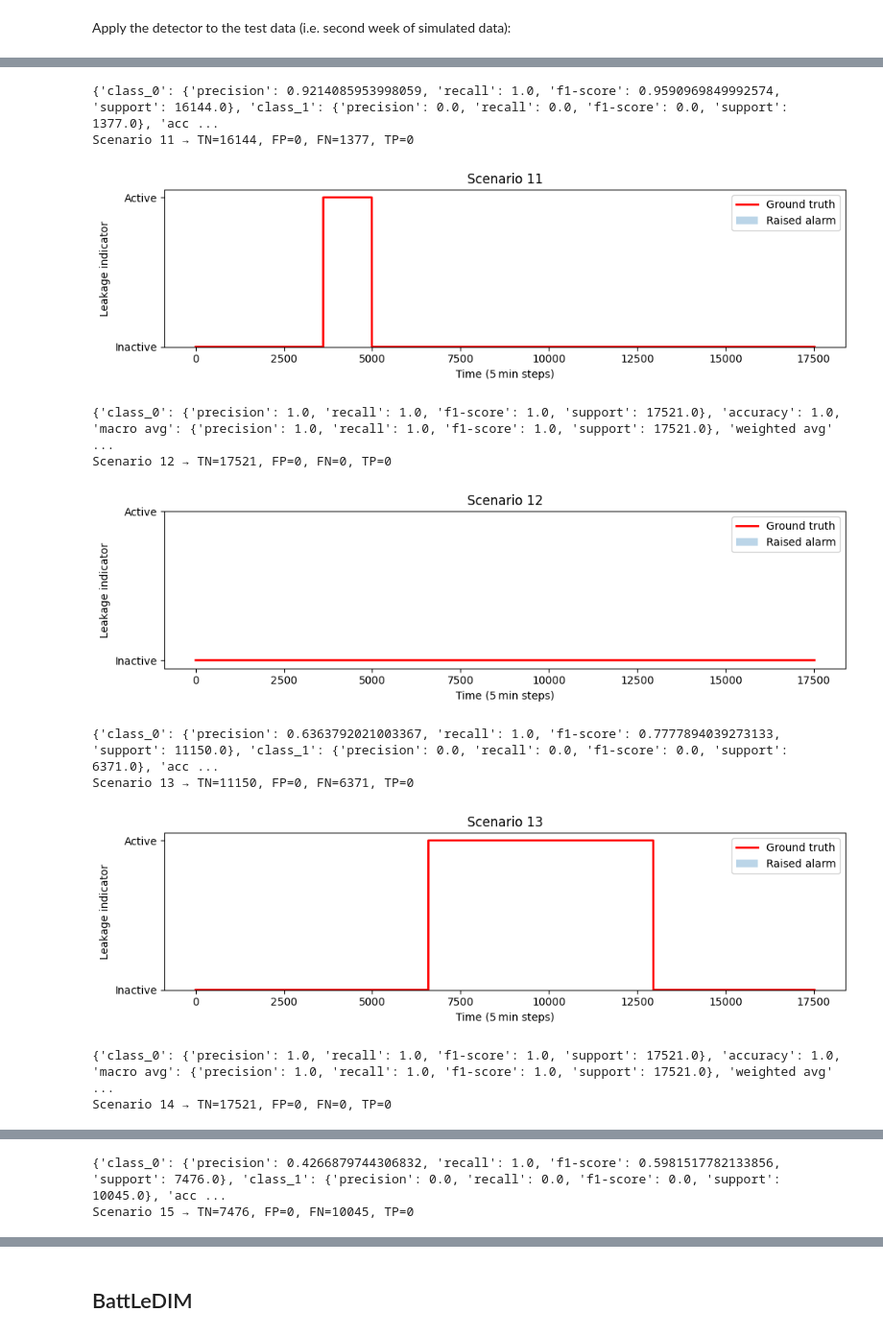
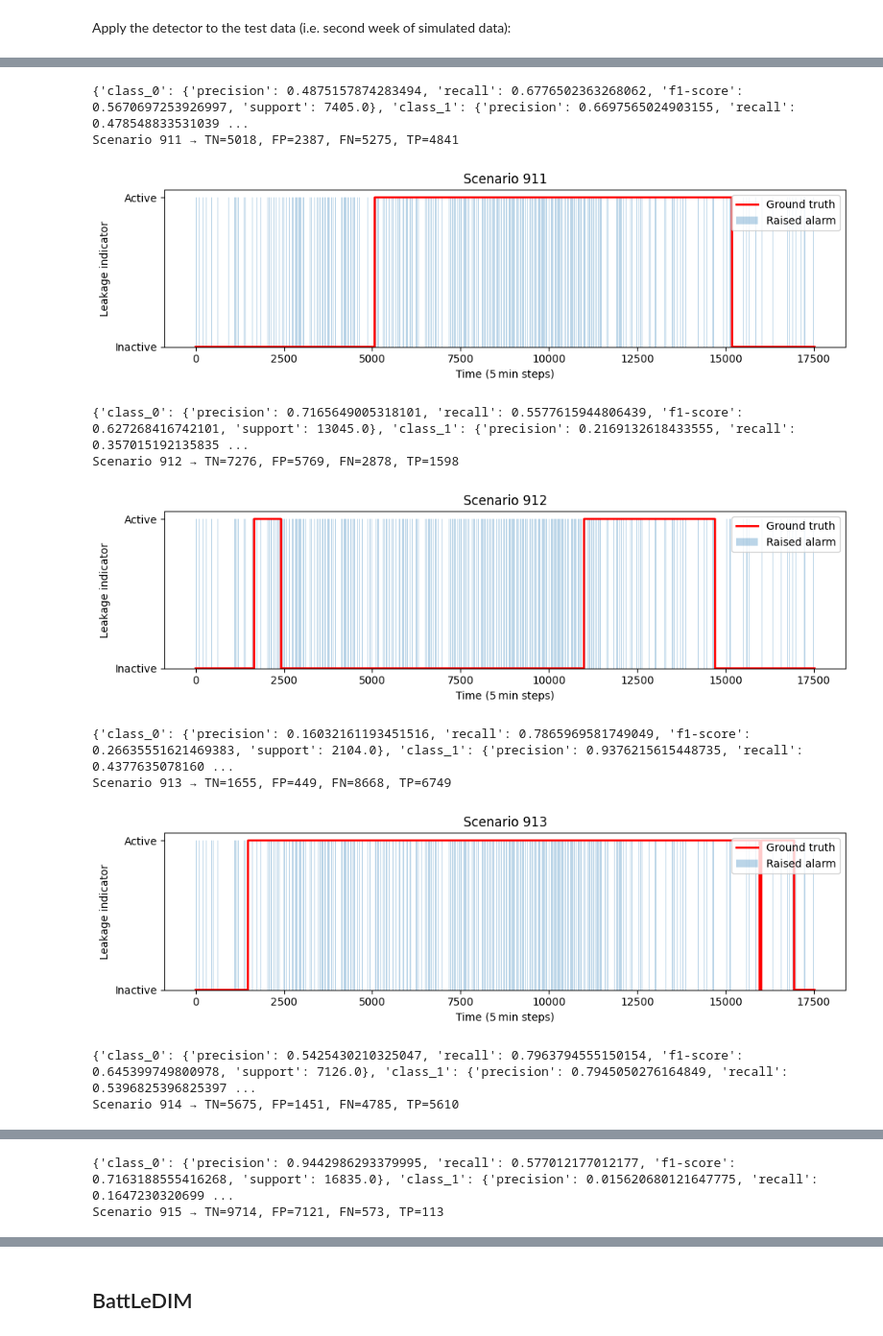
Before and after one commit to ChonsShadow/leak_localisation, a Jupyter notebook: epytflow_leakagedetection.ipynb, the cells around one changed output, grey strips where cells are left out. Shown at 96% size. Drawn from its saved outputs; the diff is of its cells as text; code cells hidden in the pictures.

Commit message:
added dir with some result plots. also made some initial clean-up changes

```diff
--- a/epytflow_leakagedetection.ipynb
+++ b/epytflow_leakagedetection.ipynb
@@ -435,6 +403,6 @@ def evaluate_and_collect(clf, X_test, y_test):
 # %%
 runs = []
-test_sids = [str(i) for i in range(1, 51)]
+test_sids = scen_test_keys #[str(i) for i in range(1, 51)]
 
 for sid in test_sids:
     Xi, yi = epyt_flow.data.benchmarks.leakdb.load_data(
@@ -473,6 +441,6 @@ Scenario 50: TN=12553, FP=4369, FN=598, TP=0
 # %%
 runs_5 = []
-test_sids = [str(i) for i in range(1, 51)]
+test_sids = scen_test_keys #[str(i) for i in range(1, 51)]
 for sid in test_sids:
     Xi_5, yi_5 = epyt_flow.data.benchmarks.leakdb.load_data(
         scenarios_id=[sid], use_net1=False, return_X_y=True
@@ -510,6 +478,6 @@ Scenario 50: TN=16922, FP=0, FN=598, TP=0
 # %%
 runs_10 = []
-test_sids = [str(i) for i in range(1, 51)]
+test_sids = scen_test_keys #[str(num) for num in random.sample(range(901, 1000), 20)]
 for sid in test_sids:
     Xi_10, yi_10 = epyt_flow.data.benchmarks.leakdb.load_data(
         scenarios_id=[sid], use_net1=False, return_X_y=True
@@ -657,7 +620,7 @@ print(df_combined.to_markdown(floatfmt=".3f"))
 # %% [markdown]
 Apply the detector to the test data (i.e. second week of simulated data):
 # %%
-scen_test_keys = ["11", "12", "13", "14", "15", "16", "17", "18", "19", "20"]
+#scen_test_keys = scen_test_keys
 #suspicious_time_points = detector.apply(X_test)
 for key in scen_test_keys:
     suspicious_time_points = mixed_model_classification_predict(mixed_clf, X_test[key], y_test[key])
@@ -690,31 +653,31 @@ TN, FP, FN, TP: 15340 0 2181 0
 # %%
-scen_test_keys = ["11", "12", "13", "14", "15", "16", "17", "18", "19", "20"]
+#scen_test_keys = ["11", "12", "13", "14", "15", "16", "17", "18", "19", "20"]
 
 for key in scen_test_keys:
     y_pred = mixed_model_classification_predict(mixed_clf, X_test[key], y_test[key])
 
     tn, fp, fn, tp = confusion_matrix(y_test[key], y_pred, labels=[0,1]).ravel()
     print(f"Scenario {key} → TN={tn}, FP={fp}, FN={fn}, TP={tp}")
 
     plt.figure(figsize=(10, 3))
     plt.plot(y_test[key], color="red",   label="Ground truth", linewidth=2)
     plt.bar(range(len(y_pred)), y_pred, alpha=0.3, label="Raised alarm")
     plt.legend(loc="upper right")
     plt.ylabel("Leakage indicator")
     plt.yticks([0,1], ["Inactive","Active"])
     plt.xlabel("Time (5 min steps)")
     plt.title(f"Scenario {key}")
     plt.tight_layout()
     plt.show()
 # %% [output]
-{'class_0': {'precision': 0.9214085953998059, 'recall': 1.0, 'f1-score': 0.9590969849992574, 'support': 16144.0}, 'class_1': {'precision': 0.0, 'recall': 0.0, 'f1-score': 0.0, 'support': 1377.0}, 'acc ...
-Scenario 11 → TN=16144, FP=0, FN=1377, TP=0
+{'class_0': {'precision': 0.4875157874283494, 'recall': 0.6776502363268062, 'f1-score': 0.5670697253926997, 'support': 7405.0}, 'class_1': {'precision': 0.6697565024903155, 'recall': 0.478548833531039 ...
+Scenario 911 → TN=5018, FP=2387, FN=5275, TP=4841
-[figure, old version]
+[figure, new version]
-{'class_0': {'precision': 1.0, 'recall': 1.0, 'f1-score': 1.0, 'support': 17521.0}, 'accuracy': 1.0, 'macro avg': {'precision': 1.0, 'recall': 1.0, 'f1-score': 1.0, 'support': 17521.0}, 'weighted avg' ...
-Scenario 12 → TN=17521, FP=0, FN=0, TP=0
+{'class_0': {'precision': 0.7165649005318101, 'recall': 0.5577615944806439, 'f1-score': 0.627268416742101, 'support': 13045.0}, 'class_1': {'precision': 0.2169132618433555, 'recall': 0.357015192135835 ...
+Scenario 912 → TN=7276, FP=5769, FN=2878, TP=1598
-[figure, old version]
+[figure, new version]
-{'class_0': {'precision': 0.6363792021003367, 'recall': 1.0, 'f1-score': 0.7777894039273133, 'support': 11150.0}, 'class_1': {'precision': 0.0, 'recall': 0.0, 'f1-score': 0.0, 'support': 6371.0}, 'acc ...
-Scenario 13 → TN=11150, FP=0, FN=6371, TP=0
+{'class_0': {'precision': 0.16032161193451516, 'recall': 0.7865969581749049, 'f1-score': 0.26635551621469383, 'support': 2104.0}, 'class_1': {'precision': 0.9376215615448735, 'recall': 0.4377635078160 ...
+Scenario 913 → TN=1655, FP=449, FN=8668, TP=6749
-[figure, old version]
+[figure, new version]
-{'class_0': {'precision': 1.0, 'recall': 1.0, 'f1-score': 1.0, 'support': 17521.0}, 'accuracy': 1.0, 'macro avg': {'precision': 1.0, 'recall': 1.0, 'f1-score': 1.0, 'support': 17521.0}, 'weighted avg' ...
-Scenario 14 → TN=17521, FP=0, FN=0, TP=0
+{'class_0': {'precision': 0.5425430210325047, 'recall': 0.7963794555150154, 'f1-score': 0.645399749800978, 'support': 7126.0}, 'class_1': {'precision': 0.7945050276164849, 'recall': 0.5396825396825397 ...
+Scenario 914 → TN=5675, FP=1451, FN=4785, TP=5610
@@ -722,2 +685,2 @@ Scenario 14 → TN=17521, FP=0, FN=0, TP=0
-{'class_0': {'precision': 0.4266879744306832, 'recall': 1.0, 'f1-score': 0.5981517782133856, 'support': 7476.0}, 'class_1': {'precision': 0.0, 'recall': 0.0, 'f1-score': 0.0, 'support': 10045.0}, 'acc ...
-Scenario 15 → TN=7476, FP=0, FN=10045, TP=0
+{'class_0': {'precision': 0.9442986293379995, 'recall': 0.577012177012177, 'f1-score': 0.7163188555416268, 'support': 16835.0}, 'class_1': {'precision': 0.015620680121647775, 'recall': 0.1647230320699 ...
+Scenario 915 → TN=9714, FP=7121, FN=573, TP=113
```
Also changed, not shown: parts of 29 cells of this notebook, 16 other files.
